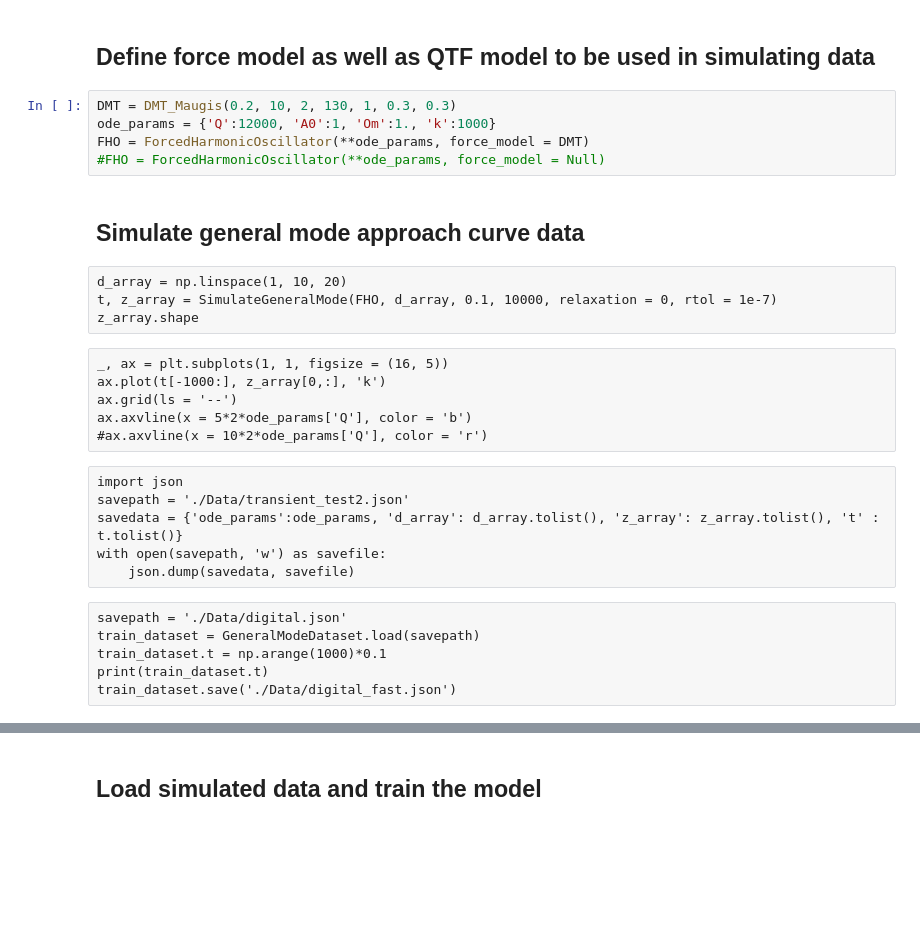
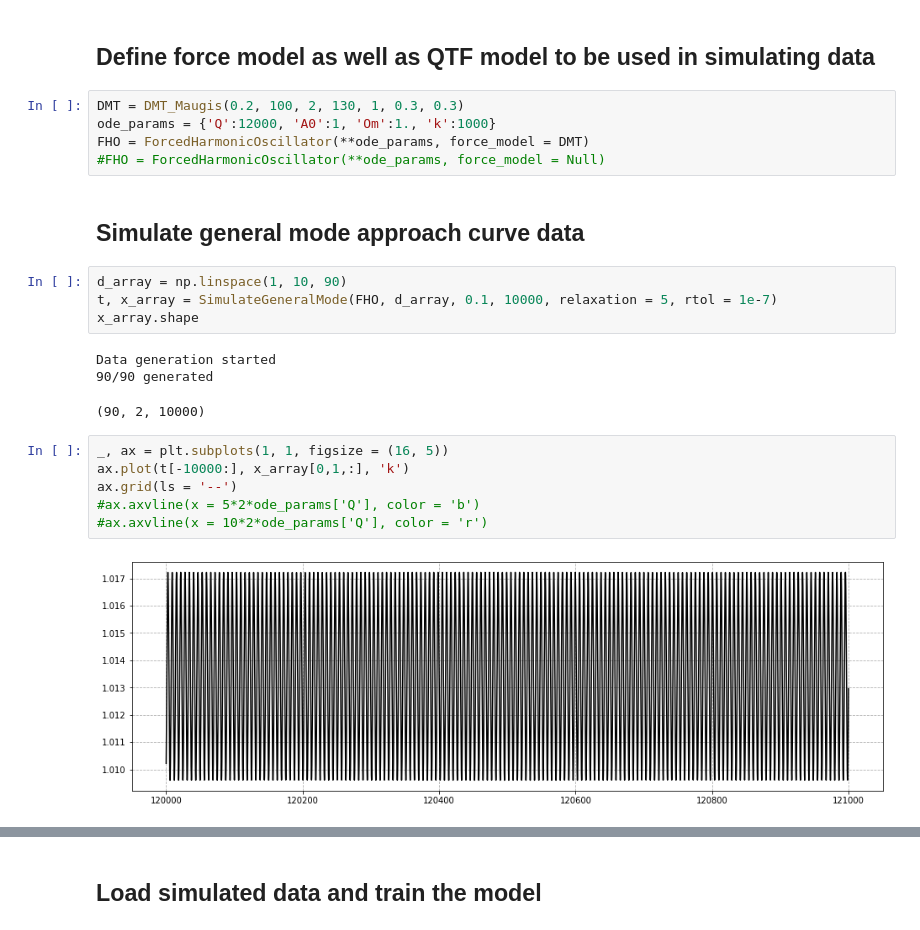
Before and after one commit to Jhko725/Contact-Point-Detection, a Jupyter notebook: NeuralODE.ipynb, the cells around one changed output, grey strips where cells are left out. Drawn from its saved outputs; the diff is of its cells as text; blank space fills up the shorter version.

Commit message:
Training results added

```diff
--- a/NeuralODE.ipynb
+++ b/NeuralODE.ipynb
@@ -10,31 +10,25 @@ import torch
 # %% [markdown]
 ## Define force model as well as QTF model to be used in simulating data
 # %%
-DMT = DMT_Maugis(0.2, 10, 2, 130, 1, 0.3, 0.3)
+DMT = DMT_Maugis(0.2, 100, 2, 130, 1, 0.3, 0.3)
 ode_params = {'Q':12000, 'A0':1, 'Om':1., 'k':1000}
 FHO = ForcedHarmonicOscillator(**ode_params, force_model = DMT)
 #FHO = ForcedHarmonicOscillator(**ode_params, force_model = Null)
 # %% [markdown]
 ## Simulate general mode approach curve data
-# %% [raw]
-d_array = np.linspace(1, 10, 20)
-t, z_array = SimulateGeneralMode(FHO, d_array, 0.1, 10000, relaxation = 0, rtol = 1e-7)
-z_array.shape
-# %% [raw]
-_, ax = plt.subplots(1, 1, figsize = (16, 5))
-ax.plot(t[-1000:], z_array[0,:], 'k')
-ax.grid(ls = '--')
-ax.axvline(x = 5*2*ode_params['Q'], color = 'b')
-#ax.axvline(x = 10*2*ode_params['Q'], color = 'r')
-# %% [raw]
-import json
-savepath = './Data/transient_test2.json'
-savedata = {'ode_params':ode_params, 'd_array': d_array.tolist(), 'z_array': z_array.tolist(), 't' : t.tolist()}
-with open(savepath, 'w') as savefile:
-    json.dump(savedata, savefile)
-# %% [raw]
-savepath = './Data/digital.json'
-train_dataset = GeneralModeDataset.load(savepath)
-train_dataset.t = np.arange(1000)*0.1
-print(train_dataset.t)
-train_dataset.save('./Data/digital_fast.json')
+# %%
+d_array = np.linspace(1, 10, 90)
+t, x_array = SimulateGeneralMode(FHO, d_array, 0.1, 10000, relaxation = 5, rtol = 1e-7)
+x_array.shape
+# %% [output]
+Data generation started
+90/90 generated
+(90, 2, 10000)
+# %%
+_, ax = plt.subplots(1, 1, figsize = (16, 5))
+ax.plot(t[-10000:], x_array[0,1,:], 'k')
+ax.grid(ls = '--')
+#ax.axvline(x = 5*2*ode_params['Q'], color = 'b')
+#ax.axvline(x = 10*2*ode_params['Q'], color = 'r')
+# %% [output]
+[figure, added]
```
Also changed, not shown: parts of 12 cells of this notebook, 39 other files.
